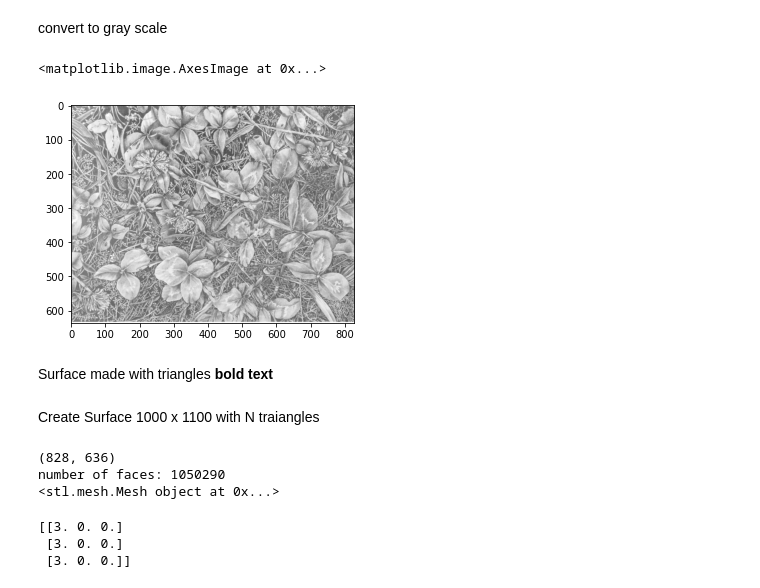
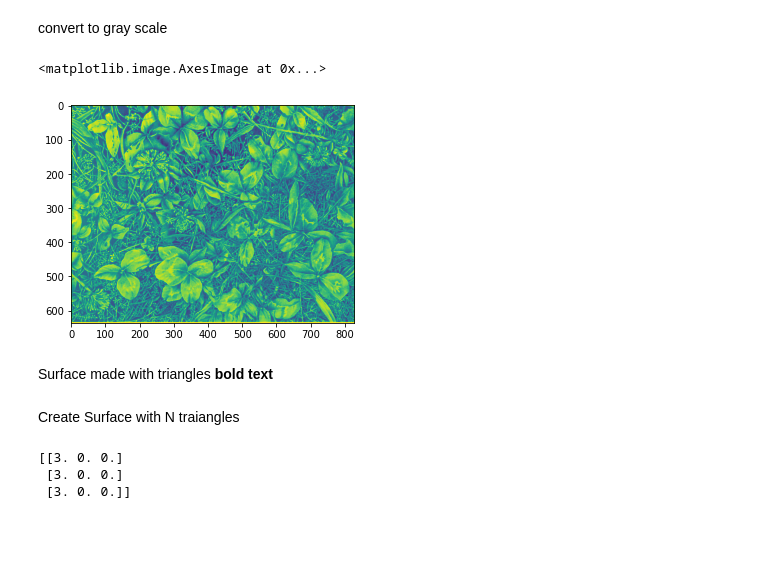
Before and after one commit to beeradical/beeradical, a Jupyter notebook: 3DJPG.ipynb, the cells around one changed output. Drawn from its saved outputs; the diff is of its cells as text; code cells hidden in the pictures; blank space fills up the shorter version.

```diff
--- a/3DJPG.ipynb
+++ b/3DJPG.ipynb
@@ -22,11 +22,11 @@ plt.imshow(im)
 # %% [markdown]
 convert to gray scale
 # %%
-grey_img = Image.open('/content/lucky.jpg').convert('LA')
+grey_img = Image.open('/content/lucky.jpg').convert('L')
 plt.imshow(grey_img)
 # %% [output]
 <matplotlib.image.AxesImage at 0x...>
-[figure, old version]
+[figure, new version]
 # %% [markdown]
 Surface
  made with triangles
@@ -55,23 +55,33 @@ for i, f in enumerate(faces):
 # Write the mesh to file "cube.stl"
 cube.save('surface.stl')
 # %% [markdown]
-Create Surface 1000 x 1100 with N traiangles
+Create Surface with N traiangles
 # %%
 print(grey_img.size)
+imageNp=np.array(grey_img)
+maxPix=imageNp.max()
+minPix=imageNp.max()
+#height zeroed for min Pix
+print(imageNp.max)
+print(f"shape:{imageNp.shape}")
+print(imageNp)
+
 (ncols,nrows)=grey_img.size
 
 vertices=np.zeros((nrows,ncols,3))
 
 for x in range(0, ncols):
   for y in range(0, nrows):
-    z = 0
+    zpixelintensity = imageNp[y][x]
+
+    print(imageNp[y][x])
     vertices[y][x]=(x, y, z)
 
 faces=[]
 
 for x in range(0,ncols-1):
   for y in range(0,nrows-1):
-    z=0
+    # z=0 example, no intensity
     #create face1
     vertice1=vertices[y][x]
     vertice2=vertices[y+1][x]
@@ -100,10 +110,6 @@ for i, f in enumerate(faces):
 #write mesh to file "cube.stl"
 surface.save('surface.stl')
 print(surface)
-# %% [output]
-(828, 636)
-number of faces: 1050290
-<stl.mesh.Mesh object at 0x...>
 # %%
 a = np.zeros((3, 3))
 a[:,0]=3
```
Also changed, not shown: parts of 1 cell of this notebook.
